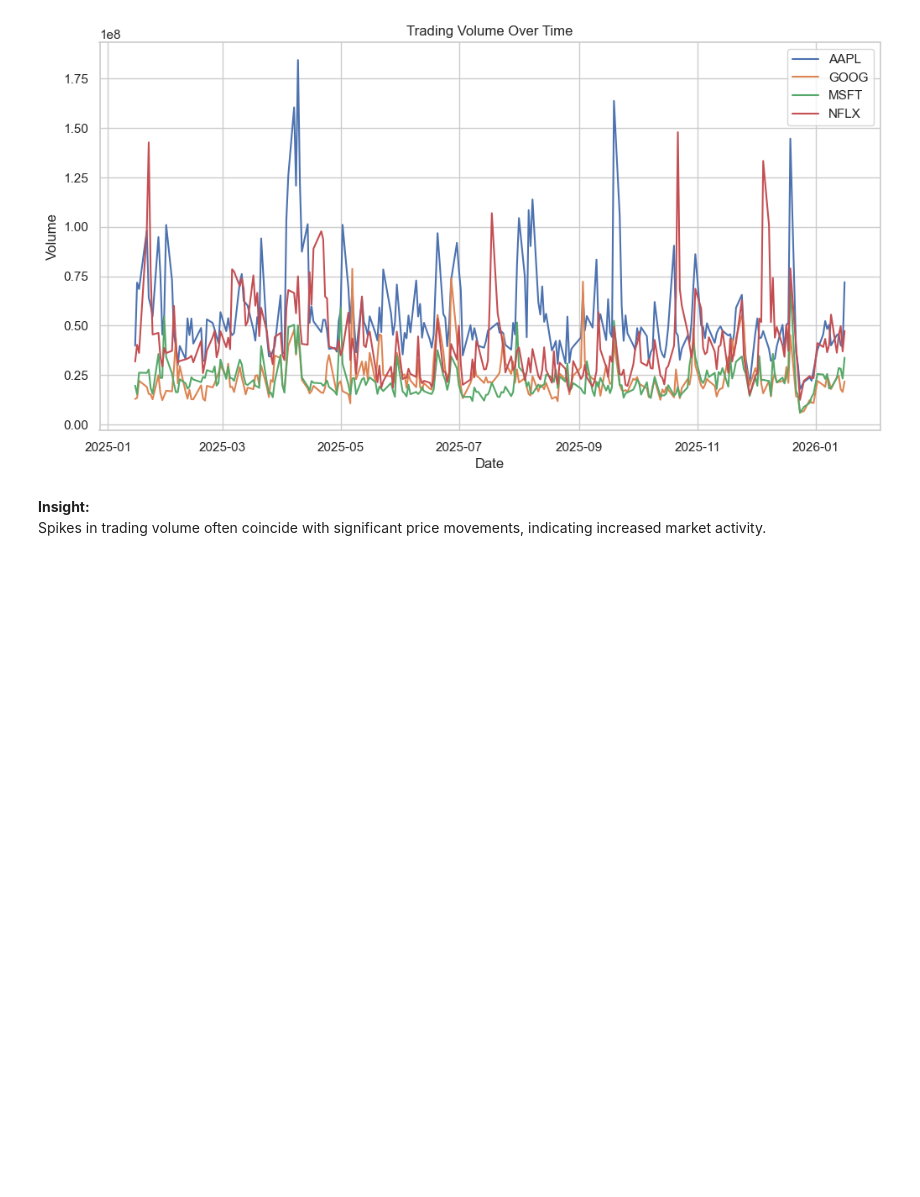
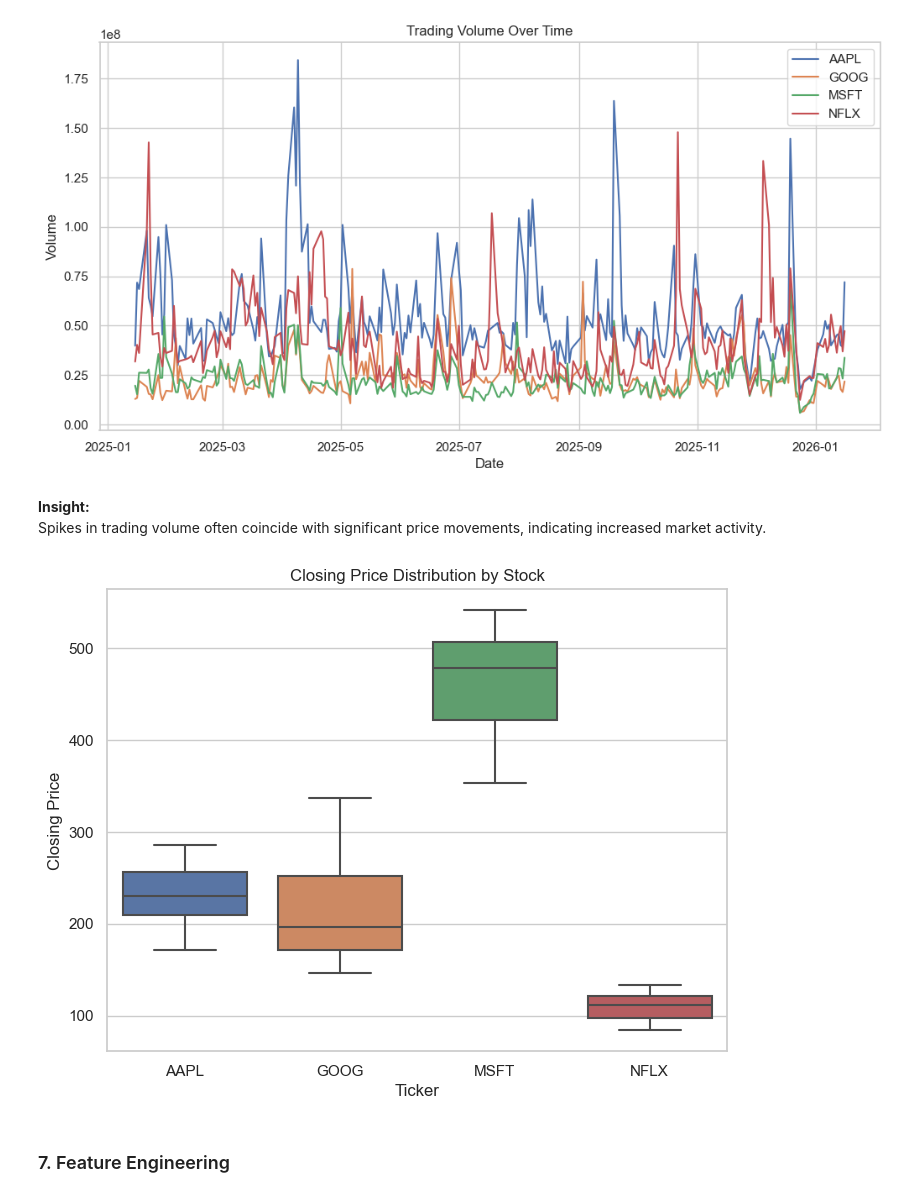
Before and after one commit to HarshaVaradhanGopal/Stock-Market-Analysis, a Jupyter notebook: Stock_Market_Analysis.ipynb, the cells around one changed output. Drawn from its saved outputs; the diff is of its cells as text; code cells hidden in the pictures; blank space fills up the shorter version.

```diff
--- a/Stock_Market_Analysis.ipynb
+++ b/Stock_Market_Analysis.ipynb
@@ -275,3 +275,14 @@ plt.show()
 **Insight:**
 Spikes in trading volume often coincide with significant price
 movements, indicating increased market activity.
+# %%
+plt.figure(figsize=(8,6))
+sns.boxplot(x='Ticker', y='Close', data=clean_combined_df)
+plt.title("Closing Price Distribution by Stock")
+plt.xlabel("Ticker")
+plt.ylabel("Closing Price")
+plt.show()
+# %% [output]
+[figure, added]
+# %% [markdown]
+### 7. Feature Engineering
```
Also changed, not shown: parts of 7 cells of this notebook, 1 other file.
